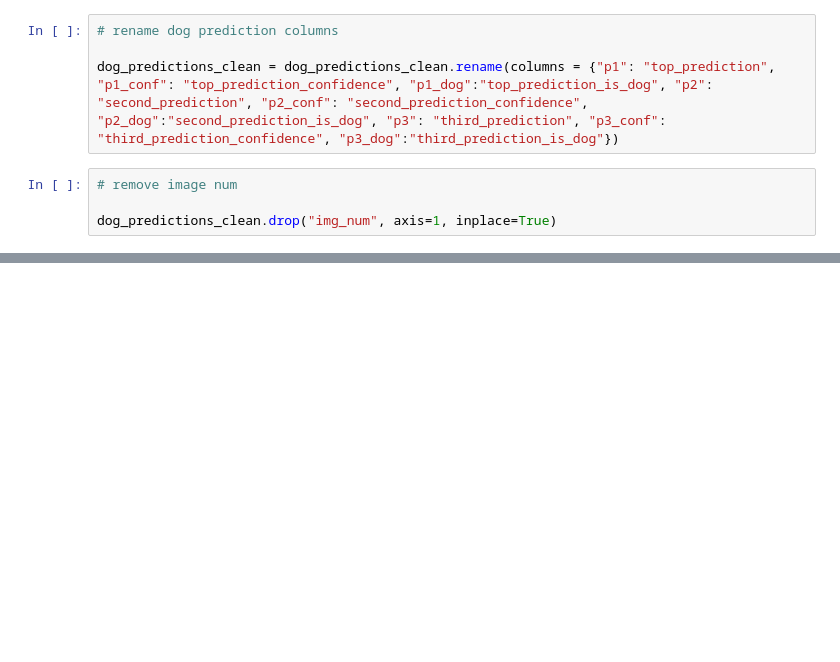
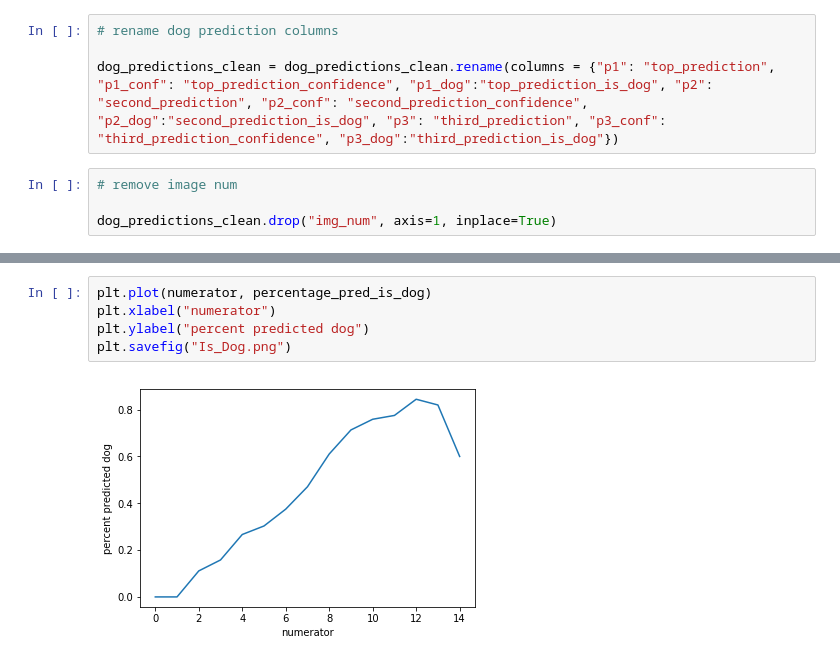
Before and after one commit to ryan-neal/dog_wrangling, a Jupyter notebook: wrangle_act.ipynb, the cells around one changed output, grey strips where cells are left out. Drawn from its saved outputs; the diff is of its cells as text; blank space fills up the shorter version.

```diff
--- a/wrangle_act.ipynb
+++ b/wrangle_act.ipynb
@@ -312,0 +413,7 @@ dog_predictions_clean[dog_predictions_clean["top_prediction"]=="seat_belt"]
+# %%
+plt.plot(numerator, percentage_pred_is_dog)
+plt.xlabel("numerator")
+plt.ylabel("percent predicted dog")
+plt.savefig("Is_Dog.png")
+# %% [output]
+[figure, added]
```
Also changed, not shown: parts of 28 cells of this notebook, 4 other files.
